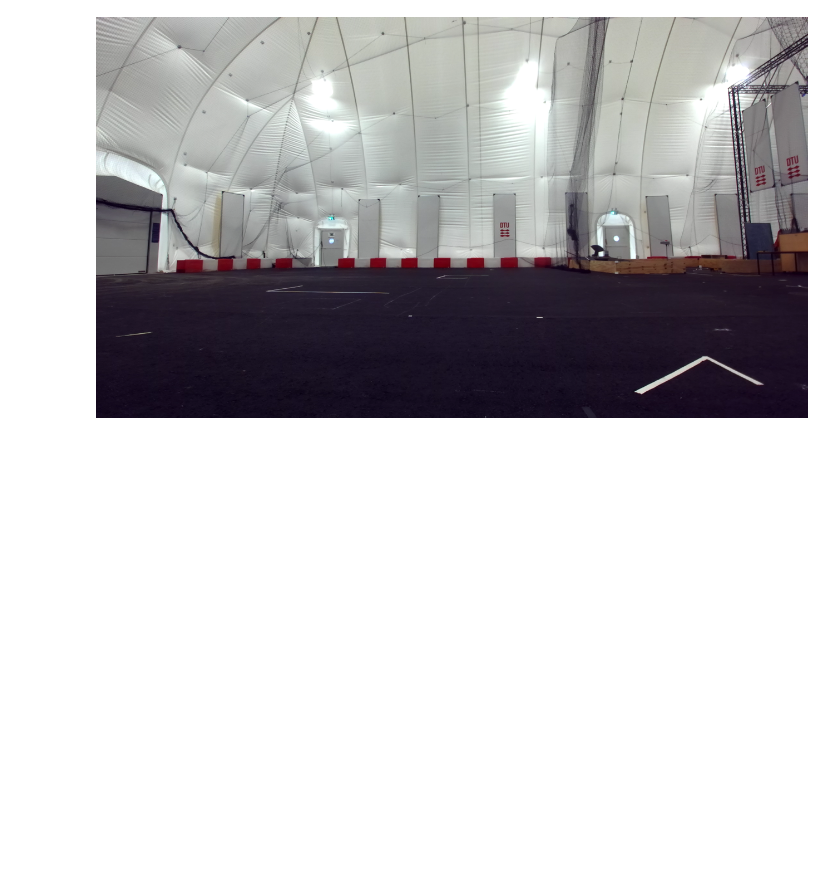
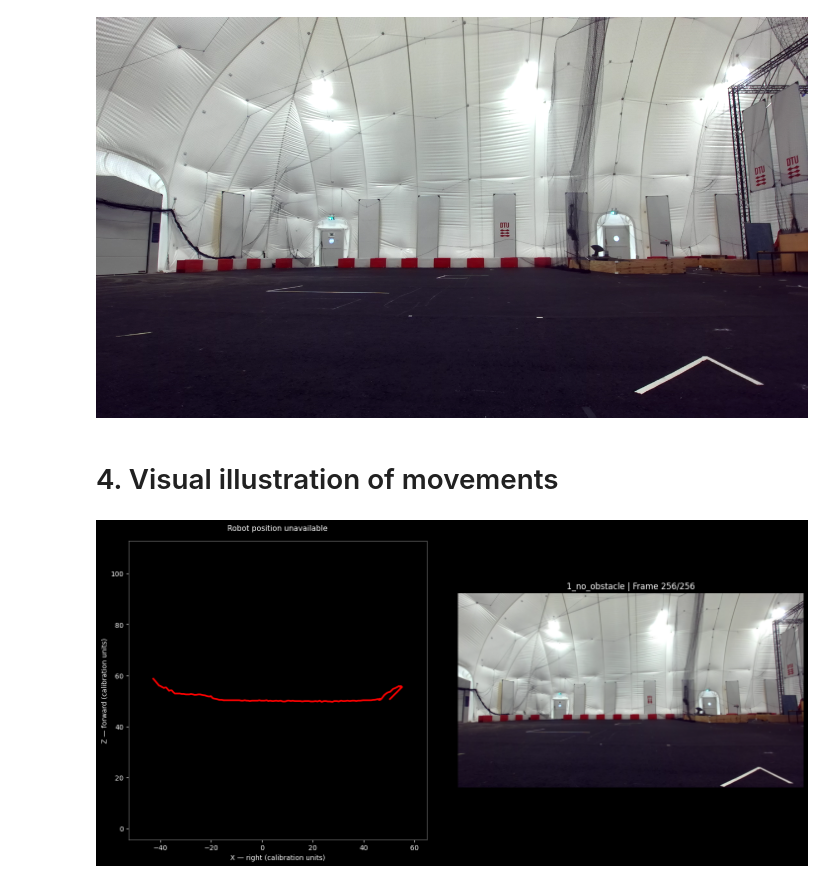
Before and after one commit to NepyouDTU/-34759-Perception-for-autonomous-systems, a Jupyter notebook: Nico.ipynb, the cells around one changed output. Cells and saved outputs as stored; diff of their text form; code cells hidden in the pictures; blank space fills up the shorter version.

Commit message:
Two different visual demos and added create stereo matches to final_functions

```diff
--- a/Nico.ipynb
+++ b/Nico.ipynb
@@ -131,3 +131,5 @@ else:
     #")
 # %% [output]
 [figure]
+# %% [markdown]
+# 4. Visual illustration of movements
@@ -133,0 +296,9 @@ else:
+# %%
+# Run in your notebook:
+robot_positions = playImageSequence_robot(
+    "1_no_obstacle",
+    fps=10,
+    max_depth=None,
+)
+# %% [output]
+[figure, added]
```
Also changed, not shown: parts of 2 cells of this notebook, 1 other file.
